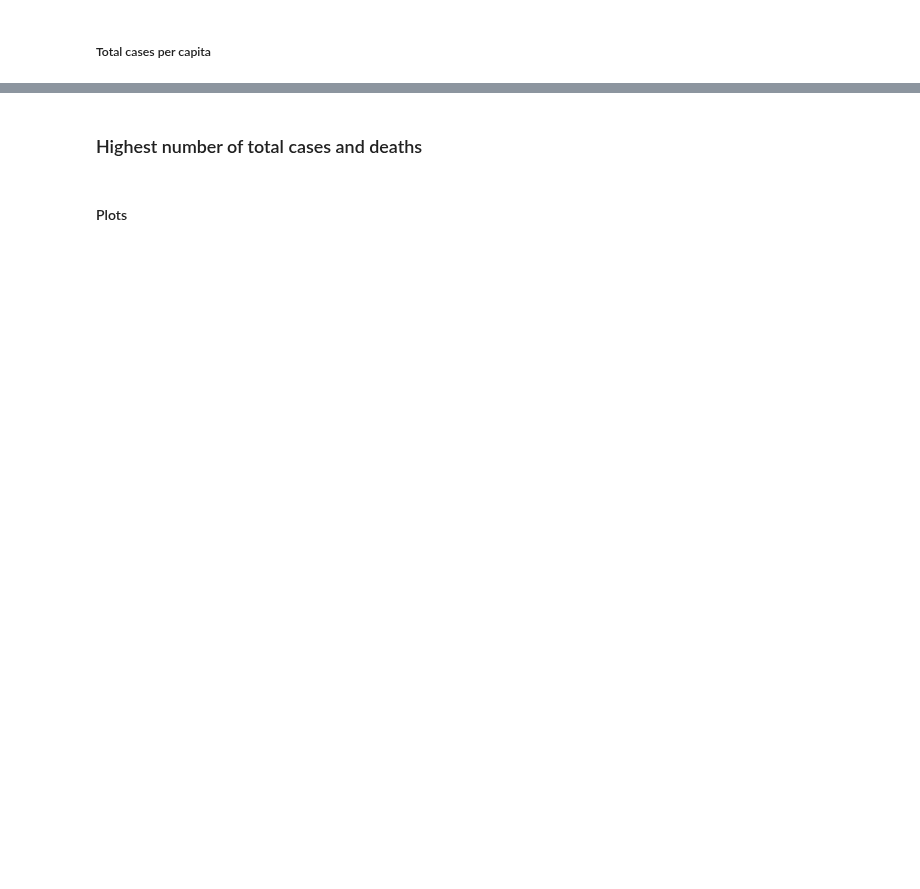
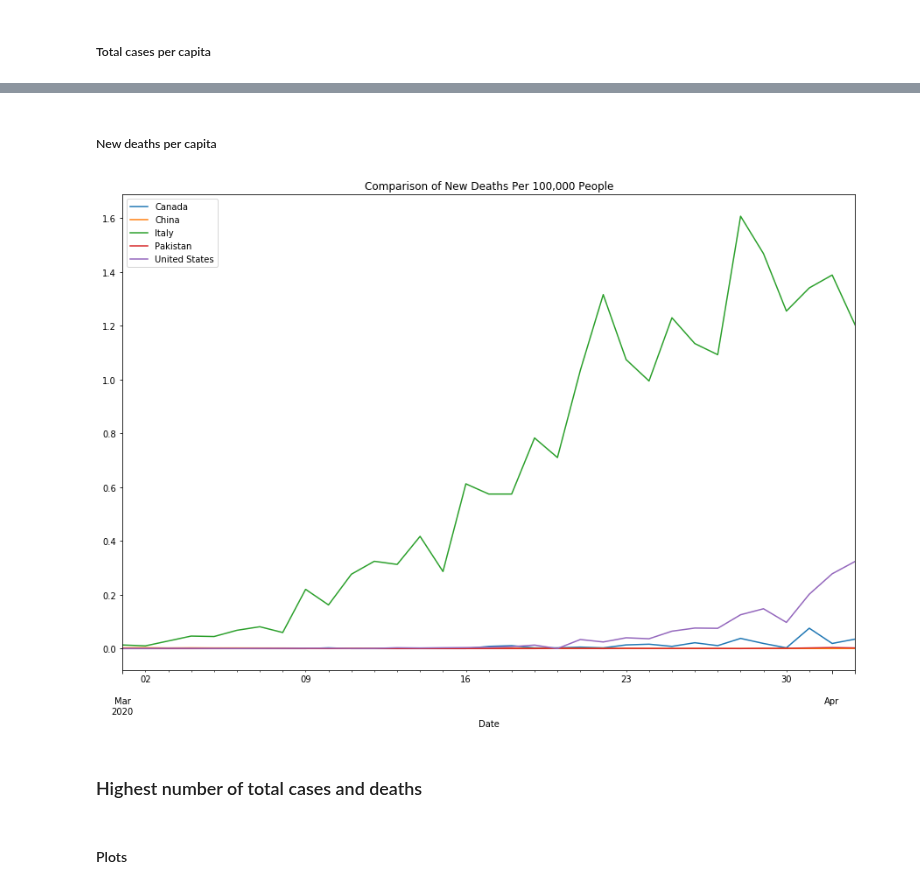
Before and after one commit to ambreen2006/Covid-19-Analysis, a Jupyter notebook: Covid-19-per-capita.ipynb, the cells around one changed output, grey strips where cells are left out. Drawn from its saved outputs; the diff is of its cells as text; code cells hidden in the pictures; blank space fills up the shorter version.

Commit message:
Added a chart for new deaths per 100,000 people

```diff
--- a/Covid-19-per-capita.ipynb
+++ b/Covid-19-per-capita.ipynb
@@ -377,6 +379,9 @@ percapita['new_cases_per_capita'] =  country_subset['new_cases'].div(country_sub
 # %%
 percapita_total = pd.DataFrame(country_subset['location'])
 percapita_total['total_cases_per_capita'] =  country_subset['total_cases'].div(country_subset['location'].map(population['2018'])).mul(100000)
+# %%
+percapita_deaths = pd.DataFrame(country_subset['location'])
+percapita_deaths['new_deaths_per_capita'] =  country_subset['new_deaths'].div(country_subset['location'].map(population['2018'])).mul(100000)
 # %% [markdown]
 #### Plots
 # %% [markdown]
@@ -442,3 +447,16 @@ country_subset_latest
+# %% [markdown]
+##### New deaths per capita
+# %%
+_, ax = plt.subplots(figsize = (15, 10))
+
+ax.set_title('Comparison of New Deaths Per 100,000 People')
+
+for name, group in percapita_deaths.groupby('location'):
+    group.plot(kind ='line', y = 'new_deaths_per_capita', ax = ax, label = name)
+
+plt.savefig('select_countries_new_deaths_per_capita.png', bbox_inches = 'tight')
+# %% [output]
+[figure, added]
 # %% [markdown]
 ### Highest number of total cases and deaths
 # %%
```
Also changed, not shown: parts of 23 cells of this notebook, 2 other files.
